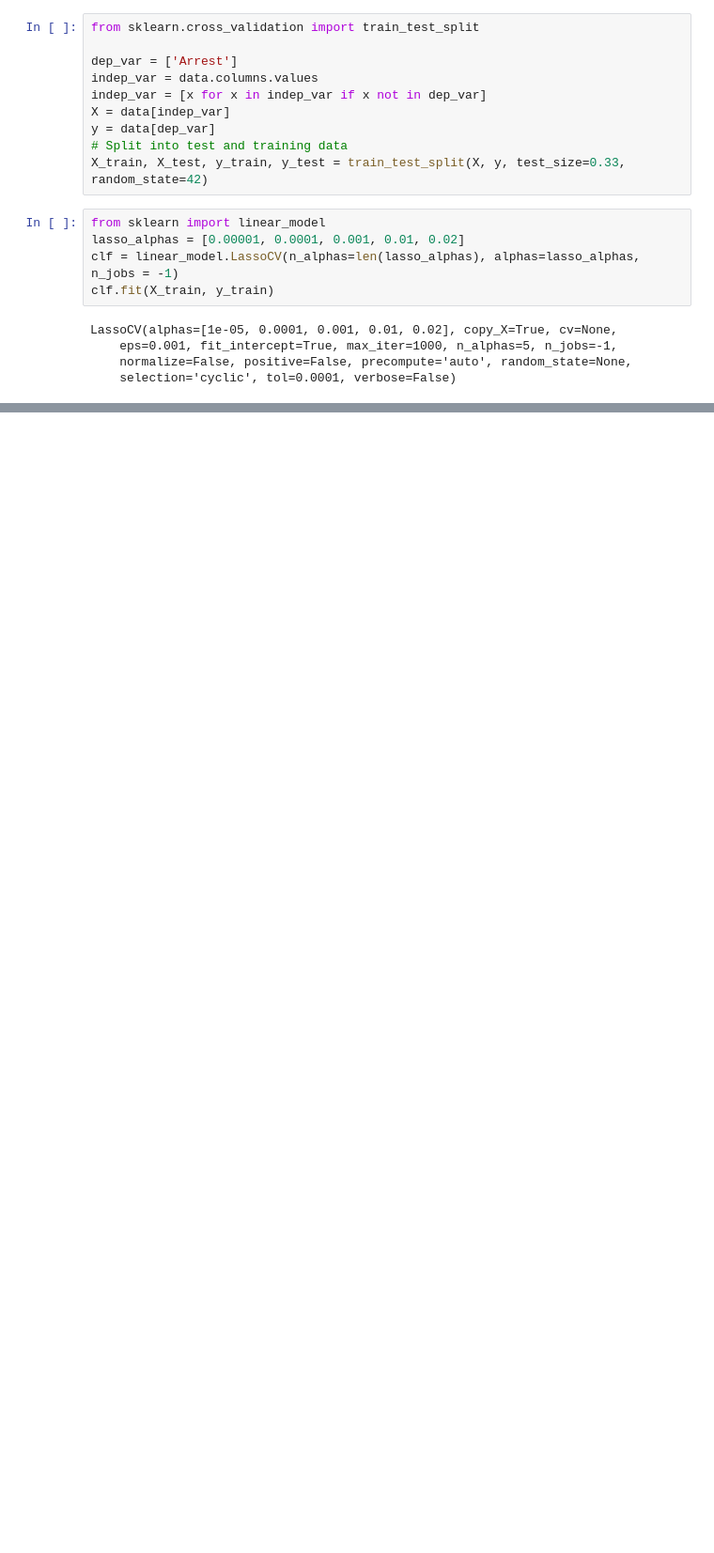
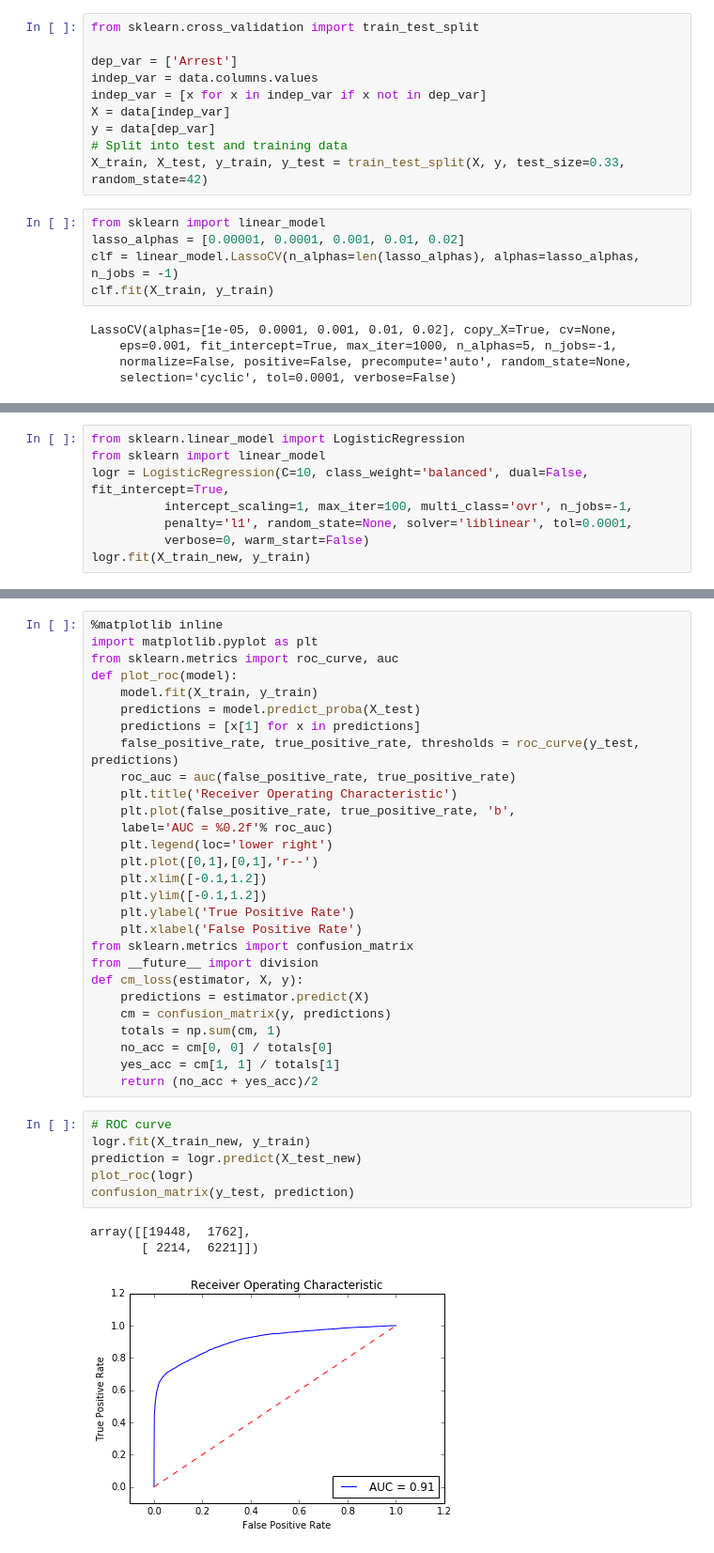
Before and after one commit to crime-analysis/crime_predictions, a Jupyter notebook: Crime Prediction Ben.ipynb, the cells around one changed output, grey strips where cells are left out. Shown: that part at 94% size. Saved outputs shown, nothing was run; the diff lists cells and outputs as text; blank space fills up the shorter version.

Commit message:
Added logistic regression

```diff
--- a/Crime Prediction Ben.ipynb
+++ b/Crime Prediction Ben.ipynb
@@ -109,0 +132,8 @@ lasso = linear_model.Lasso(alpha=alpha)
+# %%
+from sklearn.linear_model import LogisticRegression
+from sklearn import linear_model
+logr = LogisticRegression(C=10, class_weight='balanced', dual=False, fit_intercept=True,
+          intercept_scaling=1, max_iter=100, multi_class='ovr', n_jobs=-1,
+          penalty='l1', random_state=None, solver='liblinear', tol=0.0001,
+          verbose=0, warm_start=False)
+logr.fit(X_train_new, y_train)
@@ -110,2 +149,40 @@ lasso = linear_model.Lasso(alpha=alpha)
+# %%
+%matplotlib inline
+import matplotlib.pyplot as plt
+from sklearn.metrics import roc_curve, auc
+def plot_roc(model):
+    model.fit(X_train, y_train)
+    predictions = model.predict_proba(X_test)
+    predictions = [x[1] for x in predictions]
+    false_positive_rate, true_positive_rate, thresholds = roc_curve(y_test, predictions)
+    roc_auc = auc(false_positive_rate, true_positive_rate)
+    plt.title('Receiver Operating Characteristic')
+    plt.plot(false_positive_rate, true_positive_rate, 'b',
+    label='AUC = %0.2f'% roc_auc)
+    plt.legend(loc='lower right')
+    plt.plot([0,1],[0,1],'r--')
+    plt.xlim([-0.1,1.2])
+    plt.ylim([-0.1,1.2])
+    plt.ylabel('True Positive Rate')
+    plt.xlabel('False Positive Rate')
+from sklearn.metrics import confusion_matrix
+from __future__ import division
+def cm_loss(estimator, X, y):
+    predictions = estimator.predict(X)
+    cm = confusion_matrix(y, predictions)
+    totals = np.sum(cm, 1)
+    no_acc = cm[0, 0] / totals[0]
+    yes_acc = cm[1, 1] / totals[1]
+    return (no_acc + yes_acc)/2
+# %%
+# ROC curve
+logr.fit(X_train_new, y_train)
+prediction = logr.predict(X_test_new)
+plot_roc(logr)
+confusion_matrix(y_test, prediction)
+# %% [output]
+array([[19448,  1762],
+       [ 2214,  6221]])
+[figure, added]
 # %%
 %matplotlib inline
```
Also changed, not shown: parts of 11 cells of this notebook.
